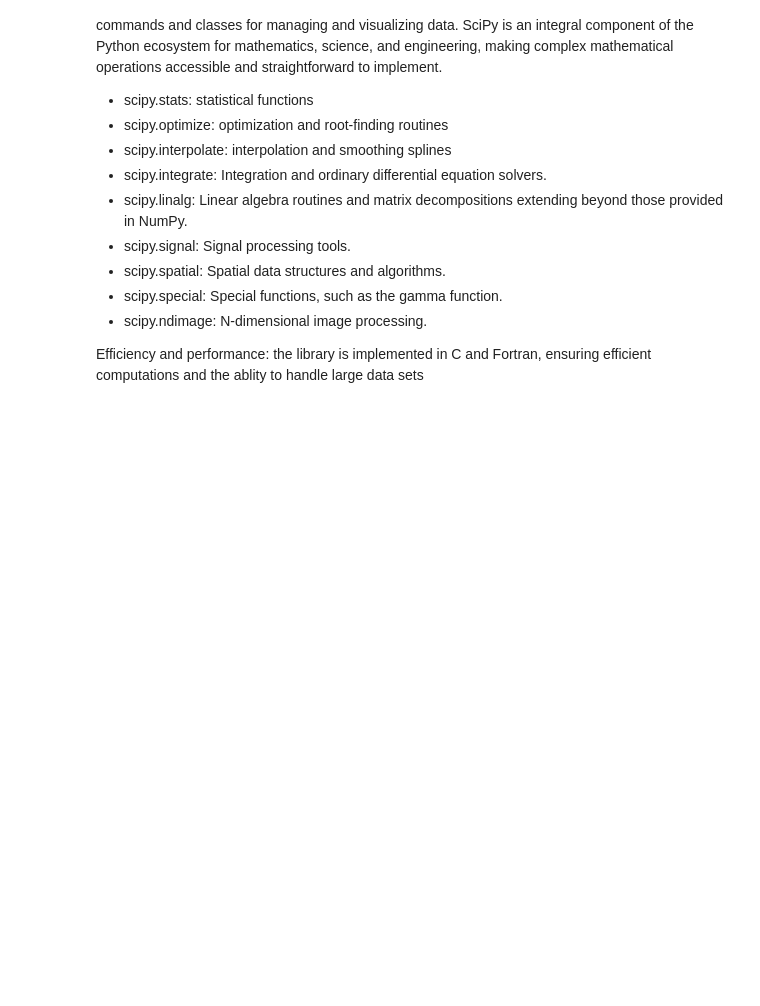
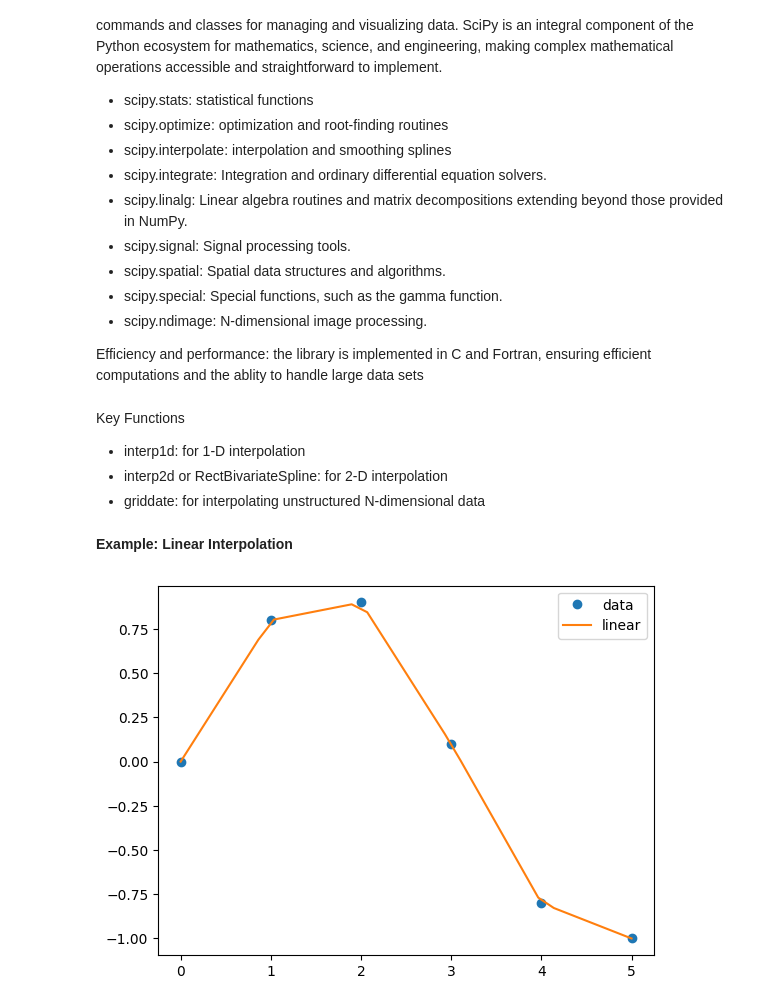
Before and after one commit to jayasuneja/FWE458_Spring25, a Jupyter notebook: FWE458_LectureNotes.ipynb, the cells around one changed output. Cells and saved outputs as stored; diff of their text form; code cells hidden in the pictures; blank space fills up the shorter version.

```diff
--- a/FWE458_LectureNotes.ipynb
+++ b/FWE458_LectureNotes.ipynb
@@ -1209,3 +1233,31 @@ SciPy, short for Scientific Python, is a fundamental library for scientific comp
 * scipy.ndimage: N-dimensional image processing.
 
 Efficiency and performance: the library is implemented in C and Fortran, ensuring efficient computations and the ablity to handle large data sets
+# %% [markdown]
+Key Functions
+* interp1d: for 1-D interpolation
+* interp2d or RectBivariateSpline: for 2-D interpolation
+* griddate: for interpolating unstructured N-dimensional data
+# %% [markdown]
+**Example: Linear Interpolation**
+# %%
+import numpy as np
+from scipy.interpolate import interp1d
+import matplotlib.pyplot as plt
+
+# Known data points
+x = np.array([0, 1, 2, 3, 4, 5])
+y = np.array([0, 0.8, 0.9, 0.1, -0.8, -1])
+
+# Create a linear interpolation function
+f_linear = interp1d(x, y)
+
+# New x values
+xnew = np.linspace(0, 5, num=30, endpoint=True)
+
+# Plot
+plt.plot(x, y, 'o', xnew, f_linear(xnew), '-')
+plt.legend(['data', 'linear'], loc='best')
+plt.show()
+# %% [output]
+[figure, added]
```
Also changed, not shown: parts of 6 cells of this notebook.
